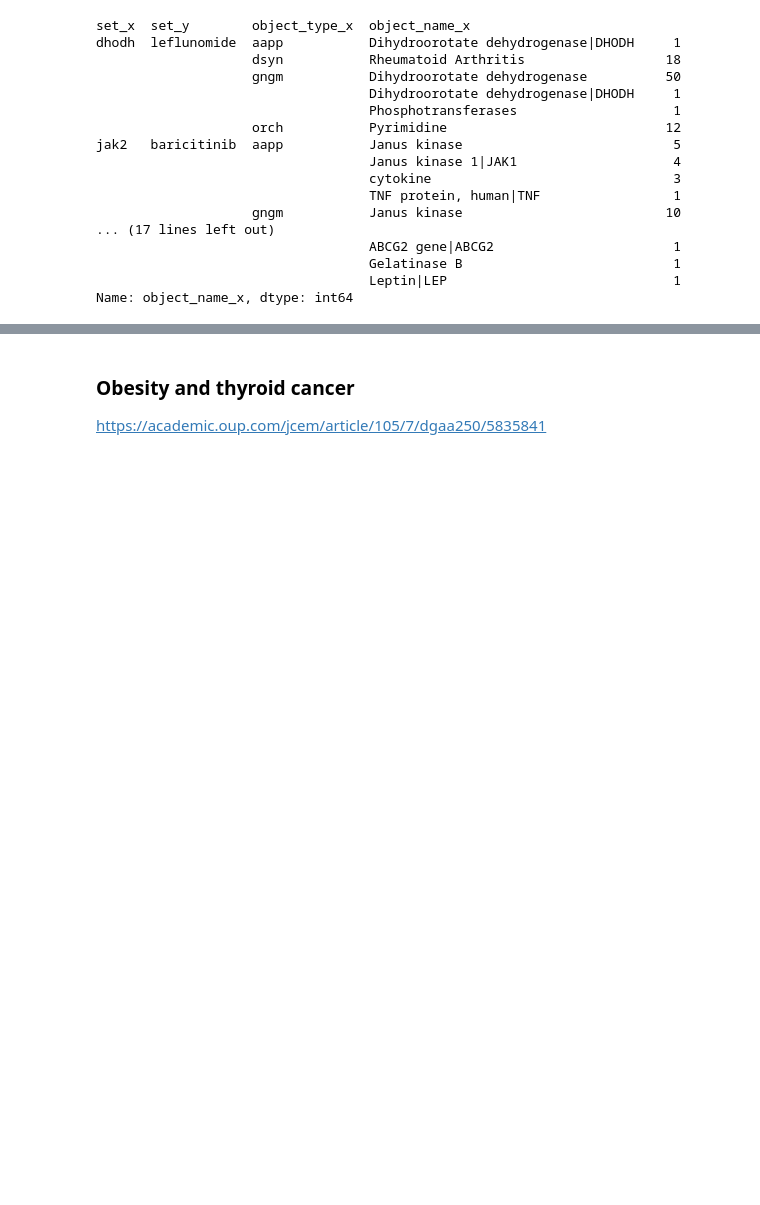
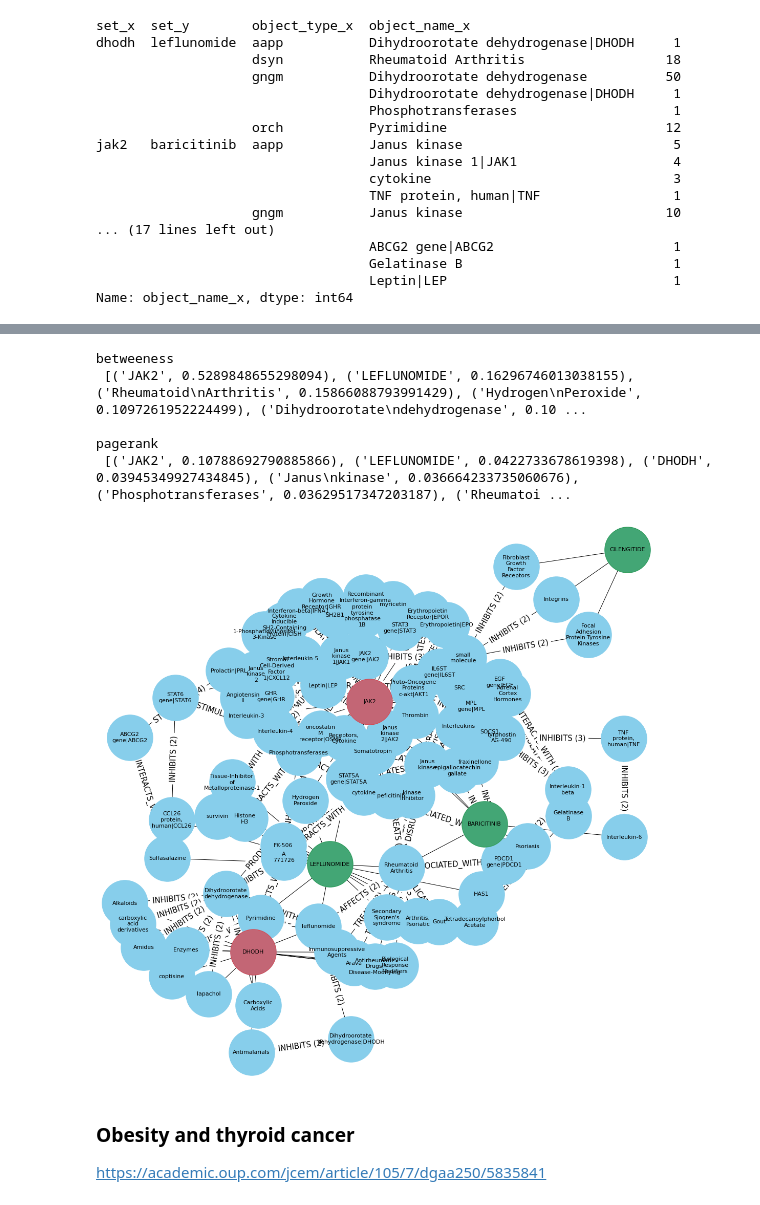
Before and after one commit to MRCIEU/MELODI-Presto, a Jupyter notebook: notebooks/use-cases.ipynb, the cells around one changed output, grey strips where cells are left out. Saved outputs shown, nothing was run; the diff lists cells and outputs as text; code cells hidden in the pictures; blank space fills up the shorter version.

Commit message:
network function added

```diff
--- a/notebooks/use-cases.ipynb
+++ b/notebooks/use-cases.ipynb
@@ -184,3 +105,22 @@ ModuleNotFoundError: No module named 'pydot'
+# %%
+plt,G = create_overlap_network(overlap_df)
+
+#betweeness
+b=nx.betweenness_centrality(G)
+sorted_b = sorted(b.items(), key=operator.itemgetter(1),reverse=True)
+print('\nbetweeness\n',sorted_b[:10])
+
+#pagerank
+pr=nx.pagerank(G)
+sorted_pr = sorted(pr.items(), key=operator.itemgetter(1),reverse=True)
+print('\npagerank\n',sorted_pr[:10])
+# %% [output]
+betweeness
+ [('JAK2', 0.5289848655298094), ('LEFLUNOMIDE', 0.16296746013038155), ('Rheumatoid\nArthritis', 0.15866088793991429), ('Hydrogen\nPeroxide', 0.1097261952224499), ('Dihydroorotate\ndehydrogenase', 0.10 ...
+
+pagerank
+ [('JAK2', 0.10788692790885866), ('LEFLUNOMIDE', 0.0422733678619398), ('DHODH', 0.03945349927434845), ('Janus\nkinase', 0.036664233735060676), ('Phosphotransferases', 0.03629517347203187), ('Rheumatoi ...
+[figure, added]
 # %% [markdown]
 ### Obesity and thyroid cancer
 
```
Also changed, not shown: parts of 4 cells of this notebook, 1 other file.
